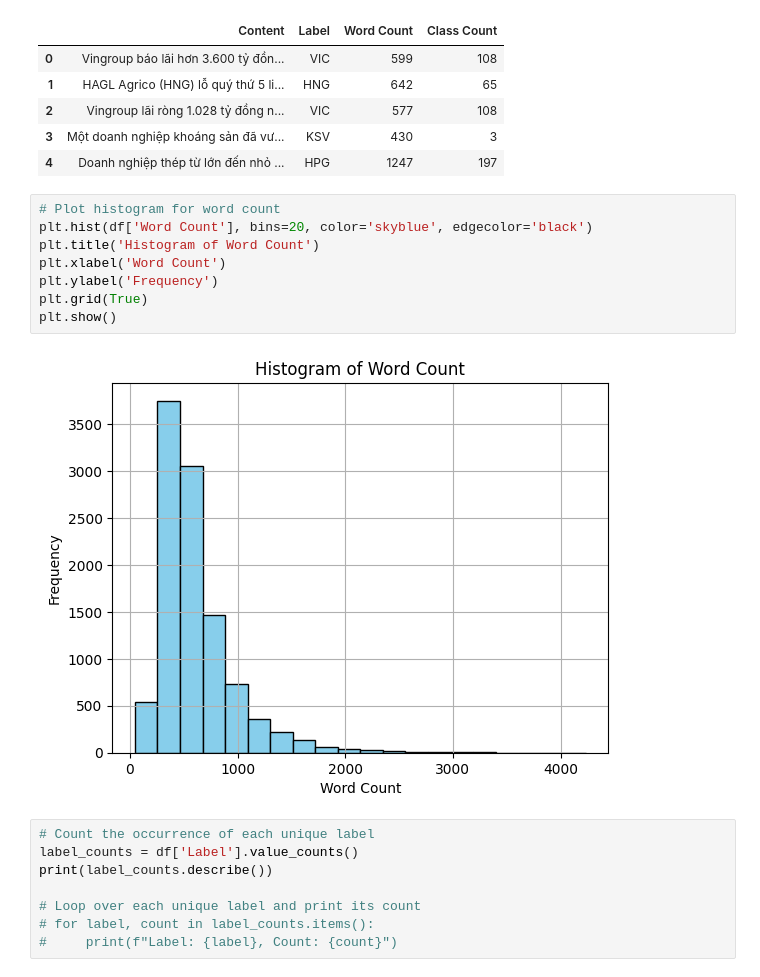
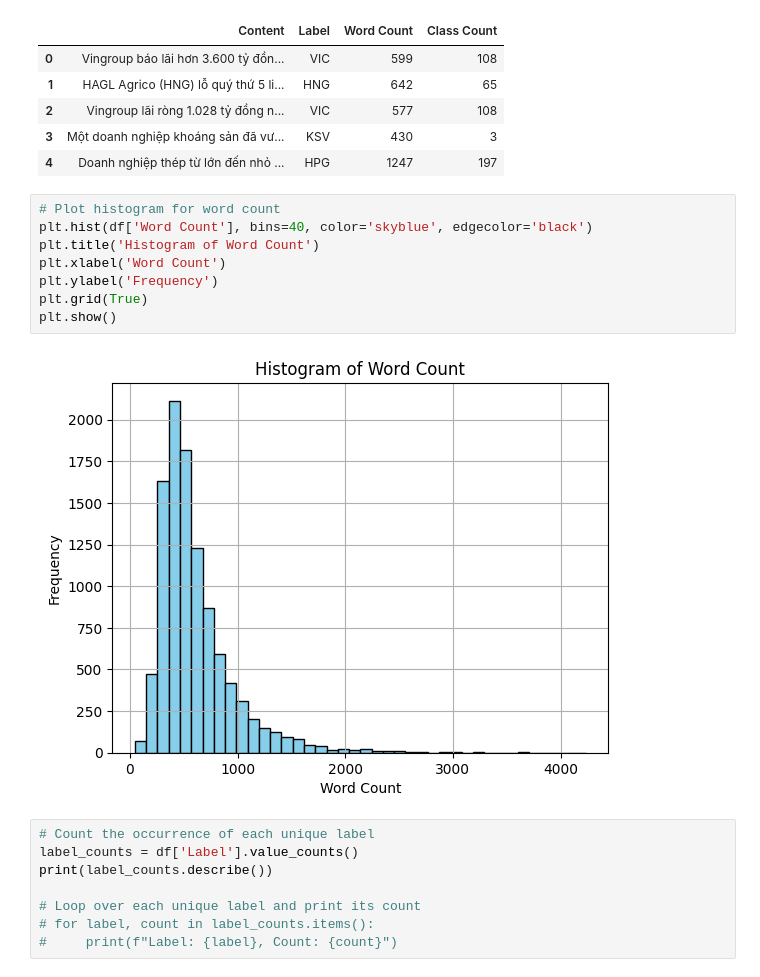
Before and after one commit to duongnghia222/News_classification, a Jupyter notebook: NPL_news_classification_updated.ipynb, the cells around one changed output. Drawn from its saved outputs; the diff is of its cells as text.

```diff
--- a/NPL_news_classification_updated.ipynb
+++ b/NPL_news_classification_updated.ipynb
@@ -84,14 +113,14 @@ df.head()
 | 4 | Doanh nghiệp thép từ lớn đến nhỏ ... | HPG | 1247 | 197 |
 # %%
 # Plot histogram for word count
-plt.hist(df['Word Count'], bins=20, color='skyblue', edgecolor='black')
+plt.hist(df['Word Count'], bins=40, color='skyblue', edgecolor='black')
 plt.title('Histogram of Word Count')
 plt.xlabel('Word Count')
 plt.ylabel('Frequency')
 plt.grid(True)
 plt.show()
 # %% [output]
-[figure, old version]
+[figure, new version]
 # %%
 # Count the occurrence of each unique label
 label_counts = df['Label'].value_counts()
```
Also changed, not shown: parts of 34 cells of this notebook, 4 other files.
